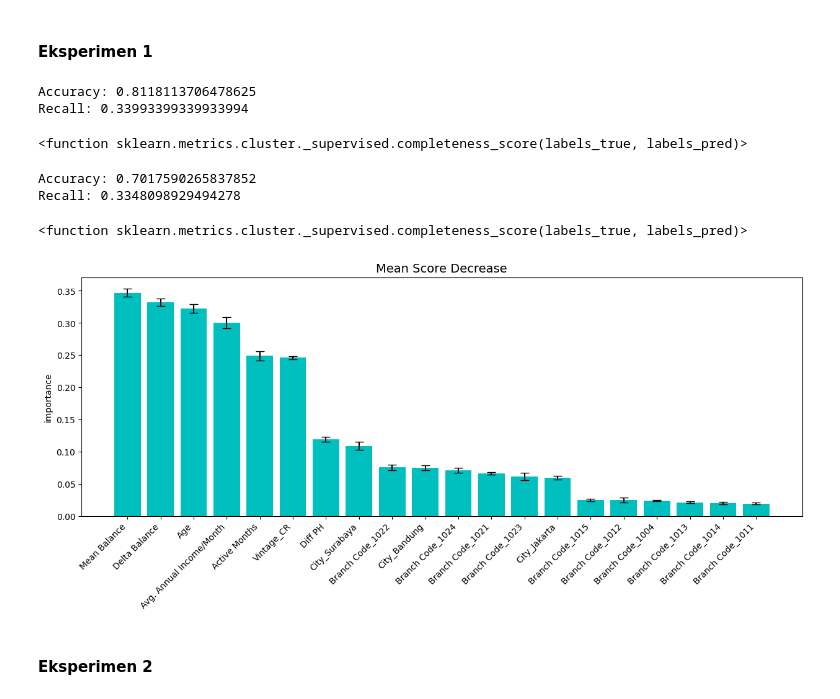
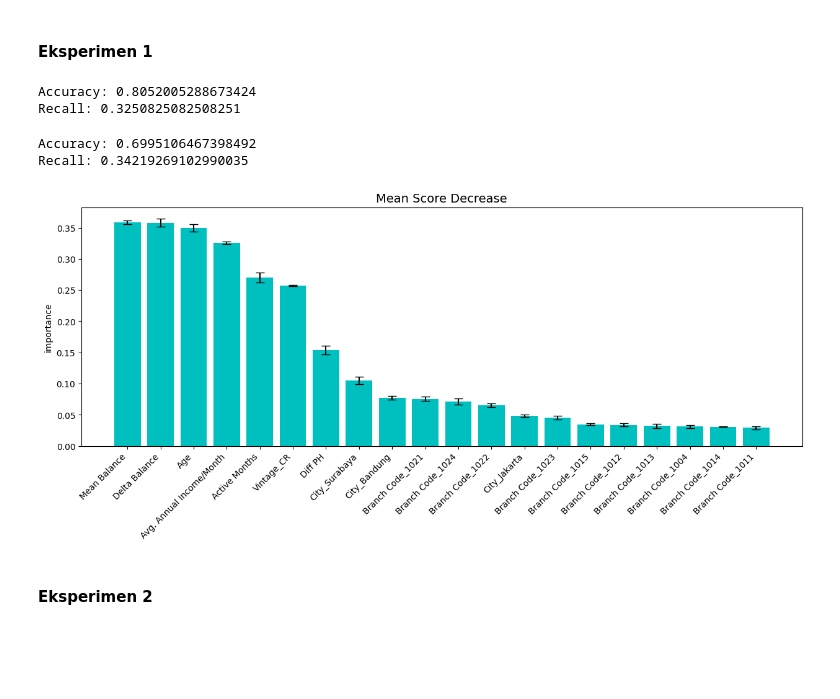
Before and after one commit to Haritsmz/failed_payment_pred_model, a Jupyter notebook: Prediction_Model.ipynb, the cells around one changed output. Cells and saved outputs as stored; diff of their text form; code cells hidden in the pictures; blank space fills up the shorter version.

```diff
--- a/Prediction_Model.ipynb
+++ b/Prediction_Model.ipynb
@@ -1048,11 +1066,11 @@ Min_sample_split: jumlah sampel data minimal pada sebuah internal node. Nilai ya
 # %% [markdown]
 #### Eksperimen 1
 # %%
-RF_Grid = GridSearchCV(RandomForestClassifier(), parameter, cv=5,refit='recall', verbose=0, n_jobs=-1, scoring=score)
+rf_grid = GridSearchCV(RandomForestClassifier(), parameter, cv=5,refit='recall', verbose=0, n_jobs=-1, scoring=score)
 # %%
 start_time = time.time()
-RF_result = RF_Grid.fit(X1_train, y1_train)
+rf_result1 = rf_grid.fit(X1_train, y1_train)
 
-print("Best: %f using %s" % (RF_result.best_score_, RF_result.best_params_))
-print("Execution time: " + str((time.time() - start_time)) + ' s')
+print(f'Best: {rf_result1.best_score_} using: {rf_result1.best_params_}')
+print(f'Execution time: {str(time.time() - start_time)} s')
 # %% [output]
@@ -1196,9 +1198,7 @@ y1_rf_pred =RF_Grid.predict(X1_test)
 # %%
-print("Accuracy:",metrics.accuracy_score(y1_test, y1_rf_pred))
-print("Recall:",metrics.recall_score(y1_test, y1_rf_pred))
-metrics.completeness_score
+print(f'Accuracy: {metrics.accuracy_score(y1_test, y1_rf_pred)}')
+print(f'Recall: {metrics.recall_score(y1_test, y1_rf_pred)}')
 # %% [output]
-Accuracy: 0.8118113706478625
-Recall: 0.33993399339933994
+Accuracy: 0.8052005288673424
+Recall: 0.3250825082508251
-<function sklearn.metrics.cluster._supervised.completeness_score(labels_true, labels_pred)>
 # %%
@@ -1206,16 +1206,13 @@ y1_rf_pred_val =RF_Grid.predict(X1_val)
 # %%
-from sklearn import metrics
-print("Accuracy:",metrics.accuracy_score(y1_val, y1_rf_pred_val))
-print("Recall:",metrics.recall_score(y1_val, y1_rf_pred_val))
-metrics.completeness_score
+print(f'Accuracy: {metrics.accuracy_score(y1_val, y1_rf_pred_val)}')
+print(f'Recall: {metrics.recall_score(y1_val, y1_rf_pred_val)}')
 # %% [output]
-Accuracy: 0.7017590265837852
-Recall: 0.3348098929494278
+Accuracy: 0.6995106467398492
+Recall: 0.34219269102990035
-<function sklearn.metrics.cluster._supervised.completeness_score(labels_true, labels_pred)>
 # %%
-df_imp5 = mean_score_decrease(X1_train, y1_train, RF_Grid, plot= True, topk=20)
+df_imp5 = mean_score_decrease(X1_train, y1_train, rf_grid, plot= True, topk=20)
 # %% [output]
-[figure, old version]
+[figure, new version]
 # %% [markdown]
 #### Eksperimen 2
 # %%
```
Also changed, not shown: parts of 36 cells of this notebook.
